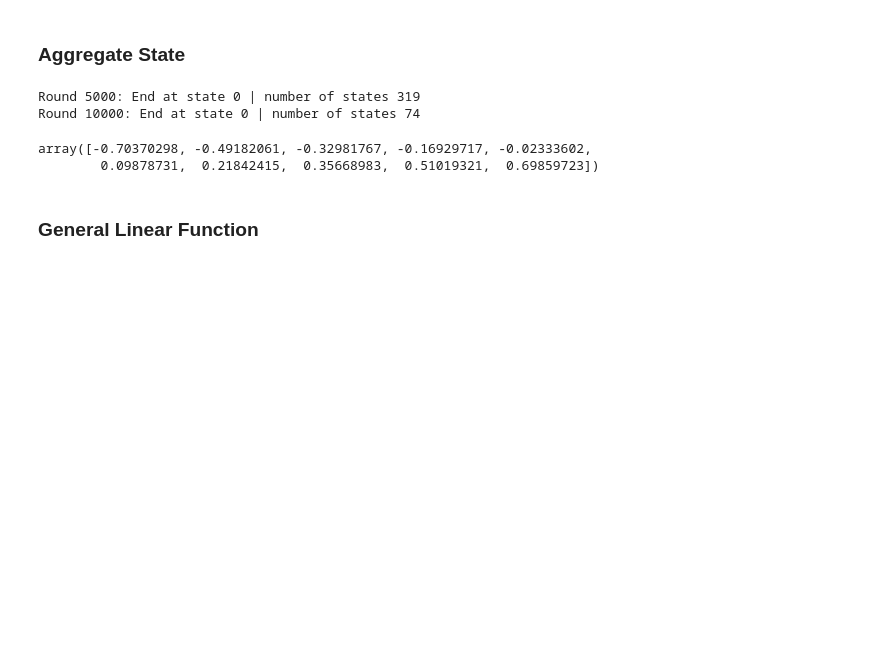
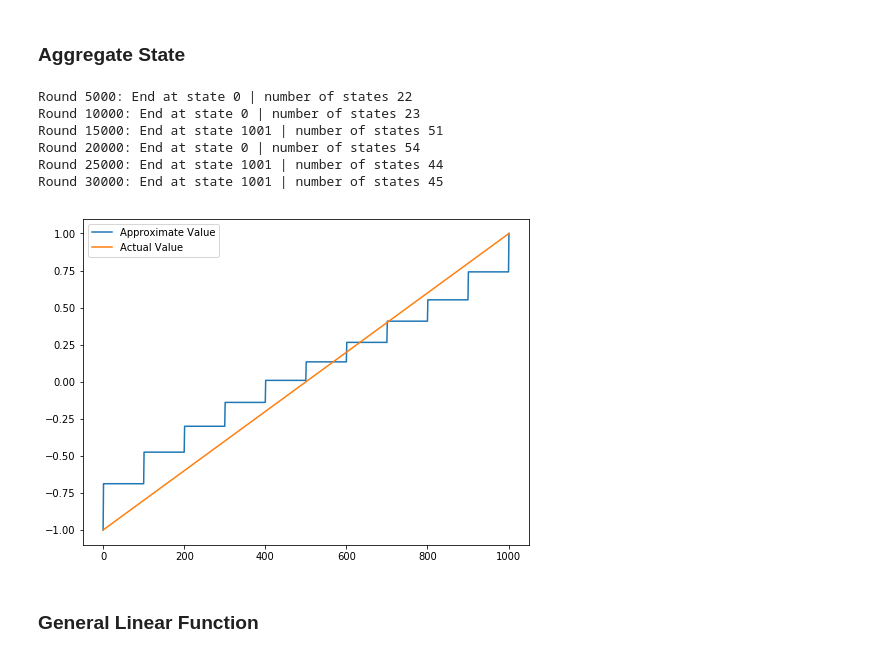
Before and after one commit to MJeremy2017/reinforcement-learning-implementation, a Jupyter notebook: RandomWalk(General)/RandomWalk.ipynb, the cells around one changed output. Cells and saved outputs as stored; diff of their text form; code cells hidden in the pictures; blank space fills up the shorter version.

```diff
--- a/RandomWalk(General)/RandomWalk.ipynb
+++ b/RandomWalk(General)/RandomWalk.ipynb
@@ -15,6 +16,8 @@ NUM_STATES = 1000
 START = 500
 END_0 = 0
 END_1 = 1001
+
+TRUE_VALUES = np.arange(-1001, 1003, 2) / 1001.0
 # %%
 class LinearValueFunction:
 
@@ -145,21 +148,35 @@ class RandomWalk:
                     break
 
                 t += 1
+# %%
+def plot_fig(func):
+    x_value = range(0, 1002)
+    states_value = []
+    for i in x_value:
+        states_value.append(func.value(i))
+
+    plt.figure(figsize=[8, 6])
+    plt.plot(x_value, states_value, label="Approximate Value")
+    plt.plot(x_value, TRUE_VALUES, label="Actual Value")
+    plt.legend()
 # %% [markdown]
 ### Aggregate State
 # %%
 rw = RandomWalk(step=1, lr=0.001)
 vFunc = AggValueFunction(num_groups=10)
 # %%
-rw.play(rounds=10000, valueFunction=vFunc)
+rw.play(rounds=30000, valueFunction=vFunc)
 # %% [output]
-Round 5000: End at state 0 | number of states 319
-Round 10000: End at state 0 | number of states 74
+Round 5000: End at state 0 | number of states 22
+Round 10000: End at state 0 | number of states 23
+Round 15000: End at state 1001 | number of states 51
+Round 20000: End at state 0 | number of states 54
+Round 25000: End at state 1001 | number of states 44
+Round 30000: End at state 1001 | number of states 45
-# %%
-vFunc.values
-# %% [output]
-array([-0.70370298, -0.49182061, -0.32981767, -0.16929717, -0.02333602,
-        0.09878731,  0.21842415,  0.35668983,  0.51019321,  0.69859723])
+# %%
+plot_fig(vFunc)
+# %% [output]
+[figure, added]
 # %% [markdown]
 ### General Linear Function
 # %% [markdown]
```
Also changed, not shown: parts of 8 cells of this notebook.
